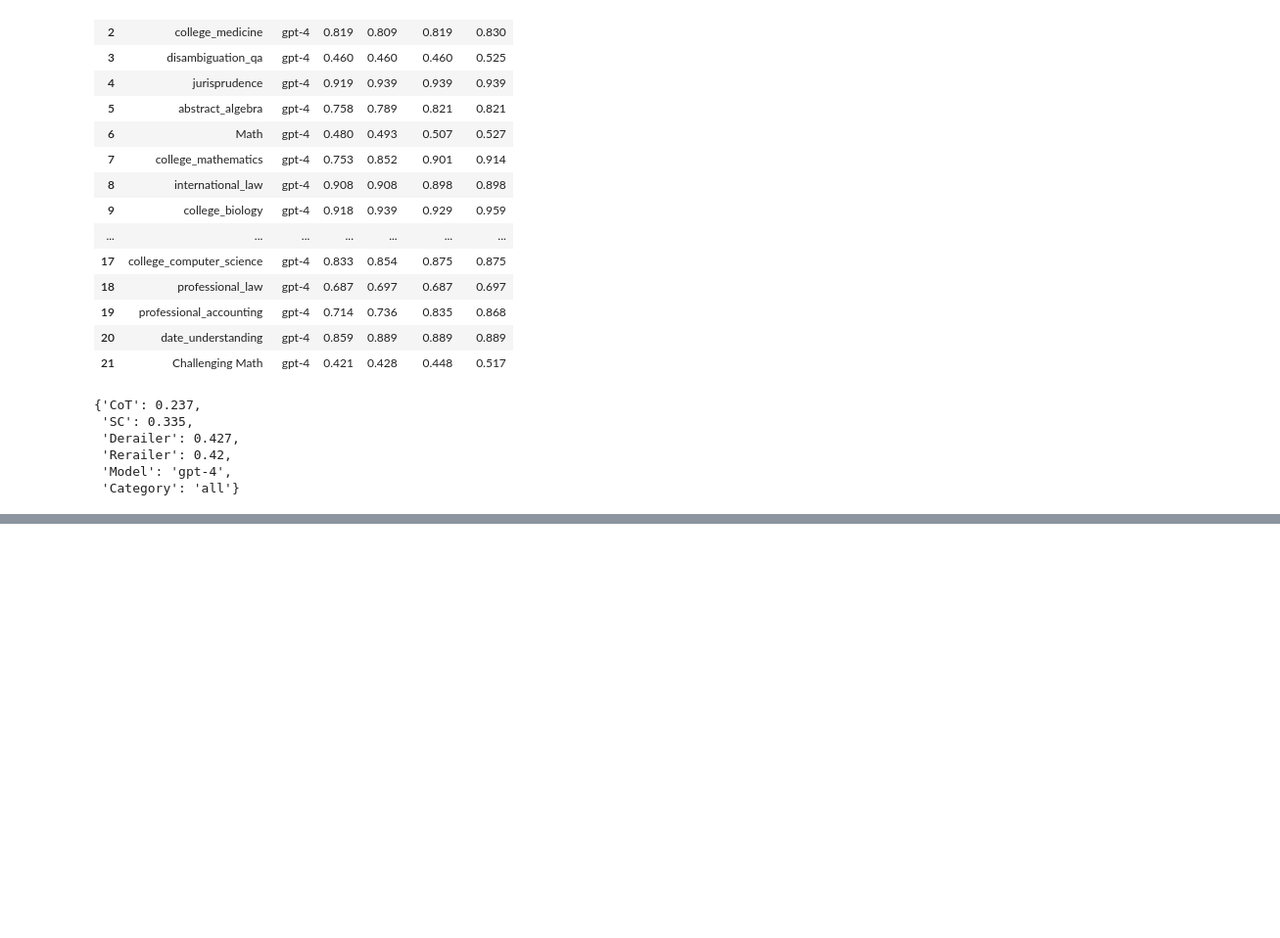
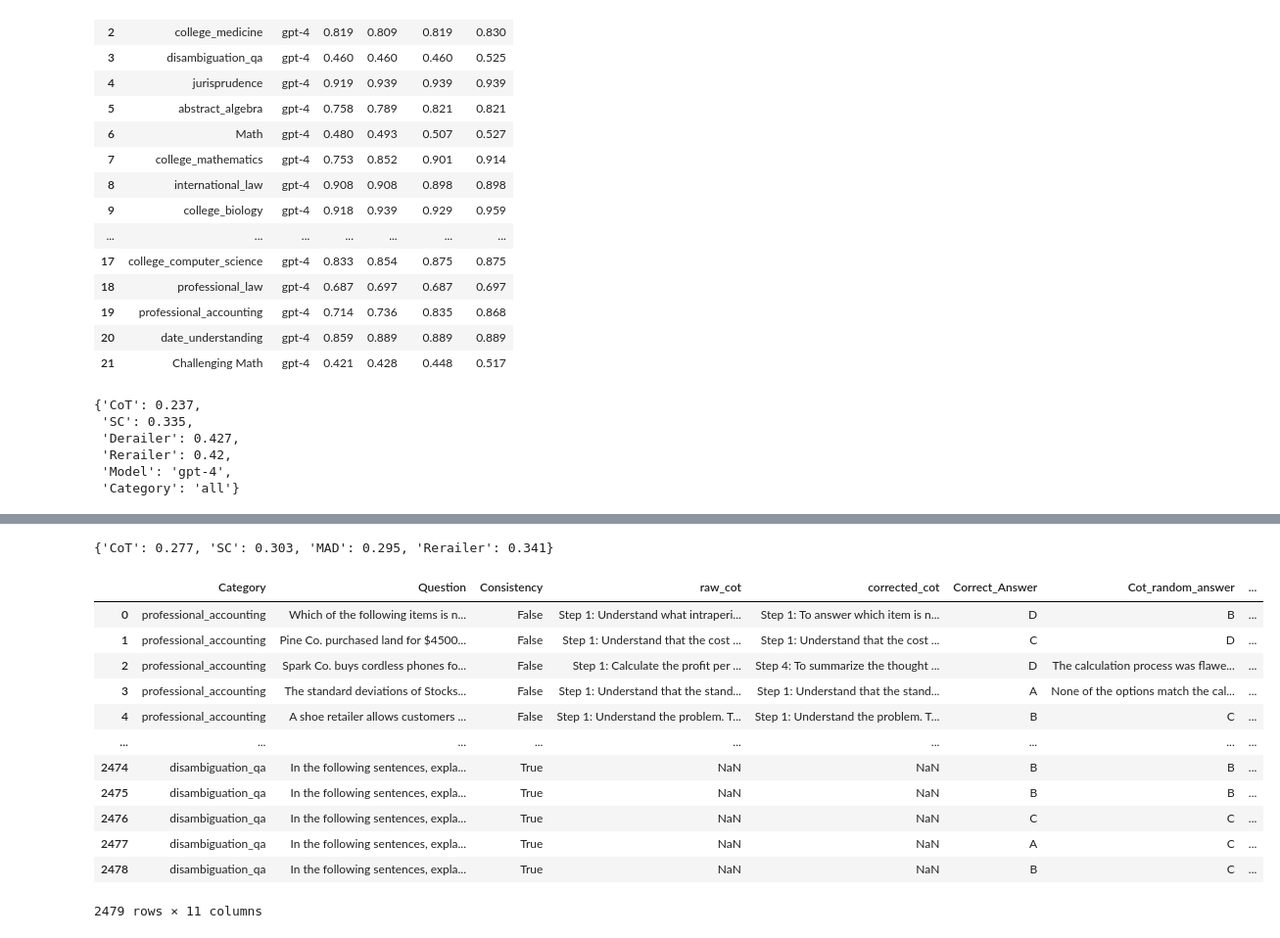
Before and after one commit to wan19990901/CoT_rerailer, a Jupyter notebook: data/final_test_data/added_experiments/test_0611.ipynb, the cells around one changed output, grey strips where cells are left out. Shown: that part at 98% size. Cells and saved outputs as stored; diff of their text form; code cells hidden in the pictures; blank space fills up the shorter version.

```diff
--- a/data/final_test_data/added_experiments/test_0611.ipynb
+++ b/data/final_test_data/added_experiments/test_0611.ipynb
@@ -362,0 +423,4 @@ df_result_4
+# %%
+df_mad = pd.read_csv('MAD_result_MULTI_claude.csv')
+df_mad = df_mad.apply(modify_float,axis=0)
+df_mad
@@ -362,0 +446,9 @@ df_result_4
+# %%
+mad_ans_li = df_c3.Cot_random_answer.tolist()
+mad_ans_li[1886:2150] = df_mad.MAD_answer.tolist()
+# %%
+df_c3['MAD_Answer'] = mad_ans_li
+# %%
+compute_results(df_c3.iloc[1886:2150])
+# %% [output]
+{'CoT': 0.277, 'SC': 0.303, 'MAD': 0.295, 'Rerailer': 0.341}
@@ -362,0 +457,16 @@ df_result_4
+# %%
+df_c3
+# %% [output]
+|  | Category | Question | Consistency | raw_cot | corrected_cot | Correct_Answer | Cot_random_answer | ... |
+| 0 | professional_accounting | Which of the following items is n... | False | Step 1: Understand what intraperi... | Step 1: To answer which item is n... | D | B | ... |
+| 1 | professional_accounting | Pine Co. purchased land for $4500... | False | Step 1: Understand that the cost ... | Step 1: Understand that the cost ... | C | D | ... |
+| 2 | professional_accounting | Spark Co. buys cordless phones fo... | False | Step 1: Calculate the profit per ... | Step 4: To summarize the thought ... | D | The calculation process was flawe... | ... |
+| 3 | professional_accounting | The standard deviations of Stocks... | False | Step 1: Understand that the stand... | Step 1: Understand that the stand... | A | None of the options match the cal... | ... |
+| 4 | professional_accounting | A shoe retailer allows customers ... | False | Step 1: Understand the problem. T... | Step 1: Understand the problem. T... | B | C | ... |
+| ... | ... | ... | ... | ... | ... | ... | ... | ... |
+| 2474 | disambiguation_qa | In the following sentences, expla... | True | NaN | NaN | B | B | ... |
+| 2475 | disambiguation_qa | In the following sentences, expla... | True | NaN | NaN | B | B | ... |
+| 2476 | disambiguation_qa | In the following sentences, expla... | True | NaN | NaN | C | C | ... |
+| 2477 | disambiguation_qa | In the following sentences, expla... | True | NaN | NaN | A | C | ... |
+| 2478 | disambiguation_qa | In the following sentences, expla... | True | NaN | NaN | B | C | ... |
+2479 rows × 11 columns
```
Also changed, not shown: parts of 9 cells of this notebook, 7 other files.
